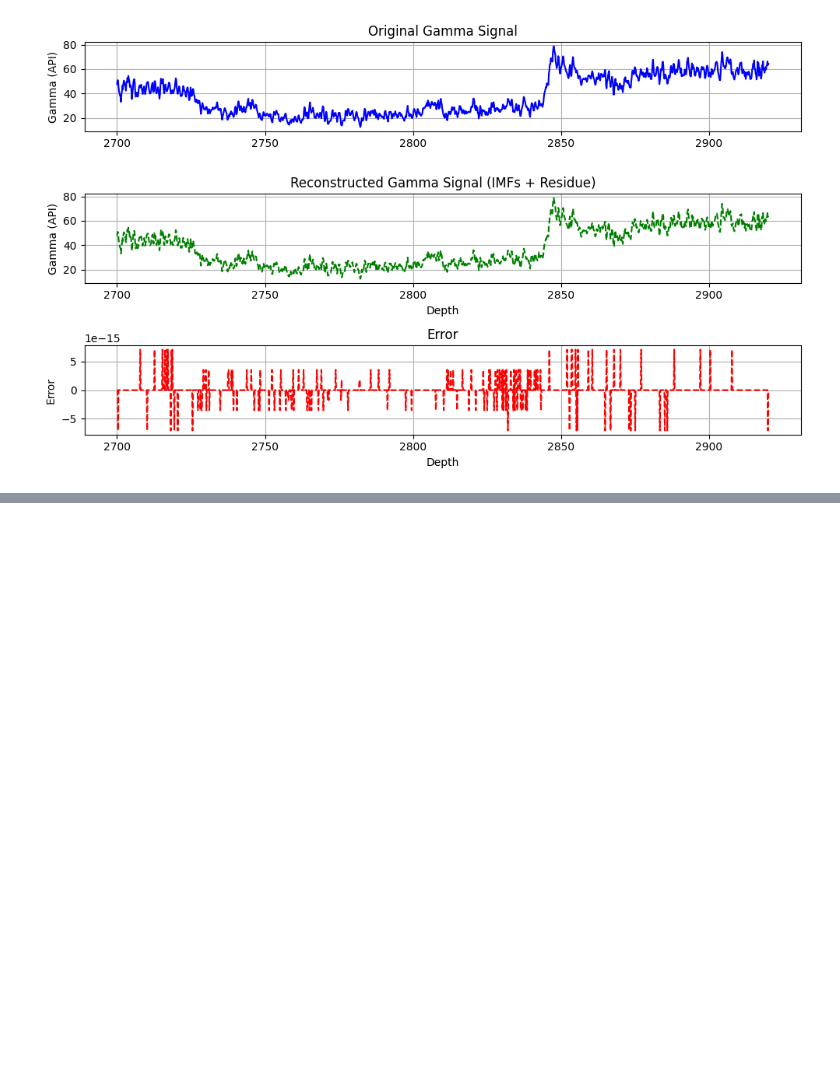
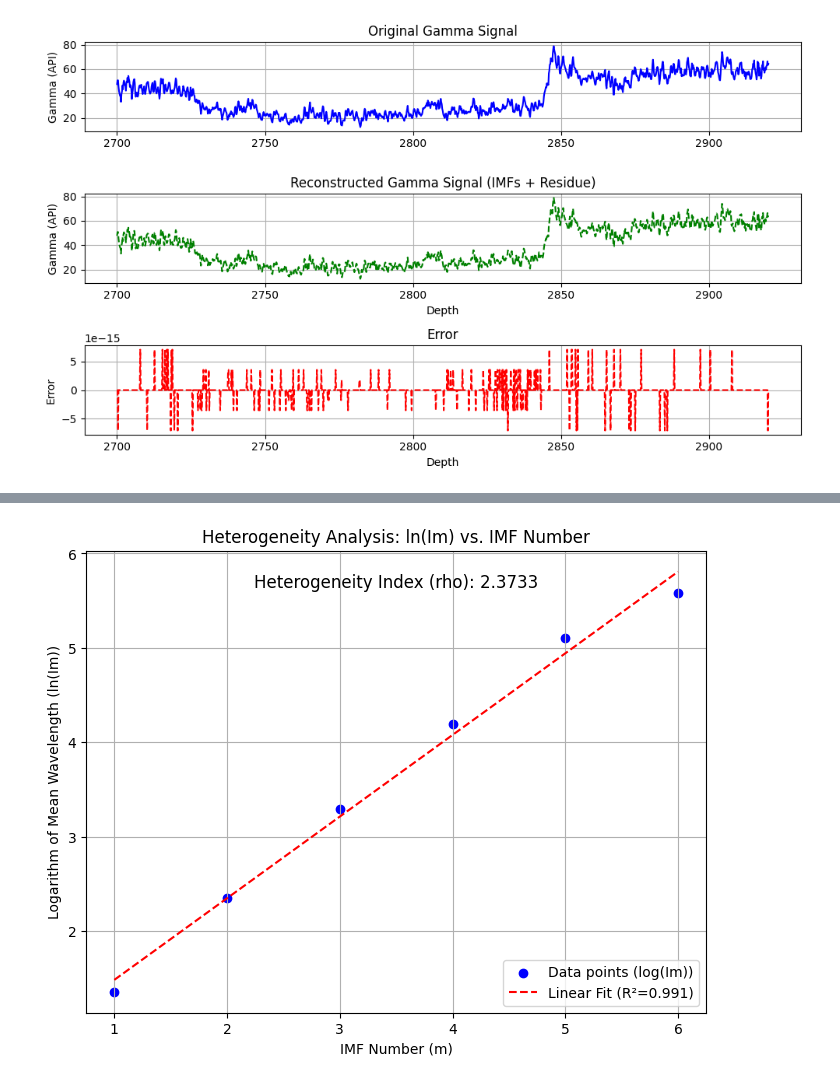
Before and after one commit to mohitejaikumar/Disertation, a Jupyter notebook: HHT/temp.ipynb, the cells around one changed output, grey strips where cells are left out. Saved outputs shown, nothing was run; the diff lists cells and outputs as text; code cells hidden in the pictures; blank space fills up the shorter version.

```diff
--- a/HHT/temp.ipynb
+++ b/HHT/temp.ipynb
@@ -96,0 +164,84 @@ plt.show()
+# %%
+from scipy.signal import find_peaks
+from scipy.stats import linregress
+
+mean_wavelengths = []
+imf_numbers_for_analysis = []
+imf_indices_used = [] # Keep track of which IMF indices were successfully processed
+
+total_points = len(depth)
+
+num_imfs_to_analyze = nIMFs - 1
+if num_imfs_to_analyze < 2:
+    print("Error: Need at least 2 IMFs (excluding residual) for regression.")
+    # Handle this case as needed, maybe exit or skip analysis
+else:
+    print(f"Analyzing IMFs 1 to {num_imfs_to_analyze} (excluding residual IMF {nIMFs}).")
+    for i in range(num_imfs_to_analyze):
+        imf = imfs[:,i]
+        imf_number = i + 1
+
+        # Find peaks in the current IMF
+        peaks_indices, _ = find_peaks(imf)
+        num_peaks = len(peaks_indices)
+
+        print(f"  IMF {imf_number}: Found {num_peaks} peaks.")
+
+        # Calculate mean wavelength (Im)
+        if num_peaks > 0:
+            # Ratio of total number of points to total number of peaks
+            Im = total_points / num_peaks
+            mean_wavelengths.append(Im)
+            imf_numbers_for_analysis.append(imf_number)
+            imf_indices_used.append(i)
+        else:
+            print(f"  IMF {imf_number}: No peaks found. Skipping this IMF for heterogeneity analysis.")
+
+
+# Linear Regression between log(Im) and m
+if len(imf_numbers_for_analysis) >= 2: # Need at least two points for linear regression
+    m_values = np.array(imf_numbers_for_analysis)
+    Im_values = np.array(mean_wavelengths)
+
+    # Calculate the logarithm of the mean wavelengths
+    log_Im_values = np.log(Im_values) # Using natural logarithm (ln)
+
+    # Perform linear regression: log(Im) = slope * m + intercept
+    # slope = ln(rho) based on the derivation ln(Im) = ln(k) + m*ln(rho)
+    slope, intercept, r_value, p_value, std_err = linregress(m_values, log_Im_values)
+
+    # Calculate the heterogeneity index rho = antilog(slope) = exp(slope)
+    rho = np.exp(slope)
+    r_squared = r_value**2
+
+    print(f"\nLinear Regression Results (log(Im) vs m):")
+    print(f"  Slope (ln(rho)): {slope:.4f}")
+    print(f"  Intercept (ln(k)): {intercept:.4f}")
+    print(f"  R-squared: {r_squared:.4f}")
+    print(f"  P-value: {p_value:.4g}")
+
+    print(f"\nEstimated Heterogeneity Index (rho): {rho:.4f}")
+
+    # Plot log(Im) vs m
+    plt.figure(figsize=(8, 6))
+    plt.scatter(m_values, log_Im_values, label='Data points (log(Im))', marker='o', color='blue')
+
+    # Create the regression line points
+    regression_line = slope * m_values + intercept
+    plt.plot(m_values, regression_line, label=f'Linear Fit (R²={r_squared:.3f})', color='red', linestyle='--')
+
+    # show heterogeneity index
+    plt.text(0.5, 0.95, f'Heterogeneity Index (rho): {rho:.4f}', transform=plt.gca().transAxes, fontsize=12, ha='center', va='top')
+
+
+    plt.xlabel("IMF Number (m)")
+    plt.ylabel("Logarithm of Mean Wavelength (ln(Im))")
+    plt.title("Heterogeneity Analysis: ln(Im) vs. IMF Number")
+    plt.legend()
+    plt.grid(True)
+    plt.xticks(m_values) # Ensure ticks are at the actual IMF numbers used
+    plt.show()
+
+else:
+    print("\nCould not perform heterogeneity analysis: Not enough valid IMFs with peaks found.")
+# %% [output]
@@ -96,0 +263 @@ plt.show()
+[figure, added]
```
Also changed, not shown: parts of 3 cells of this notebook.
